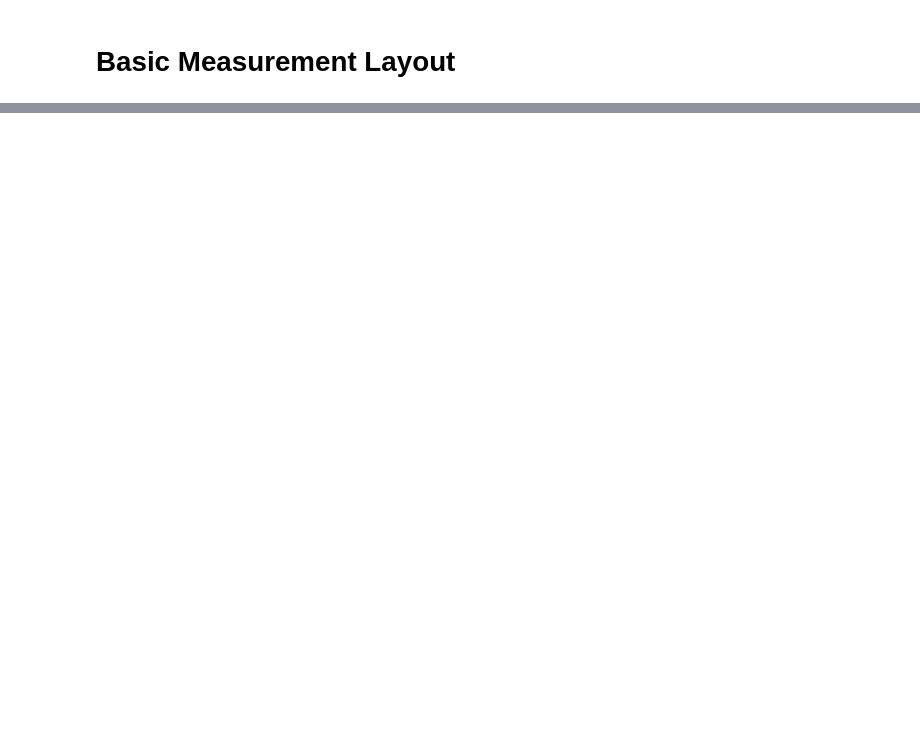
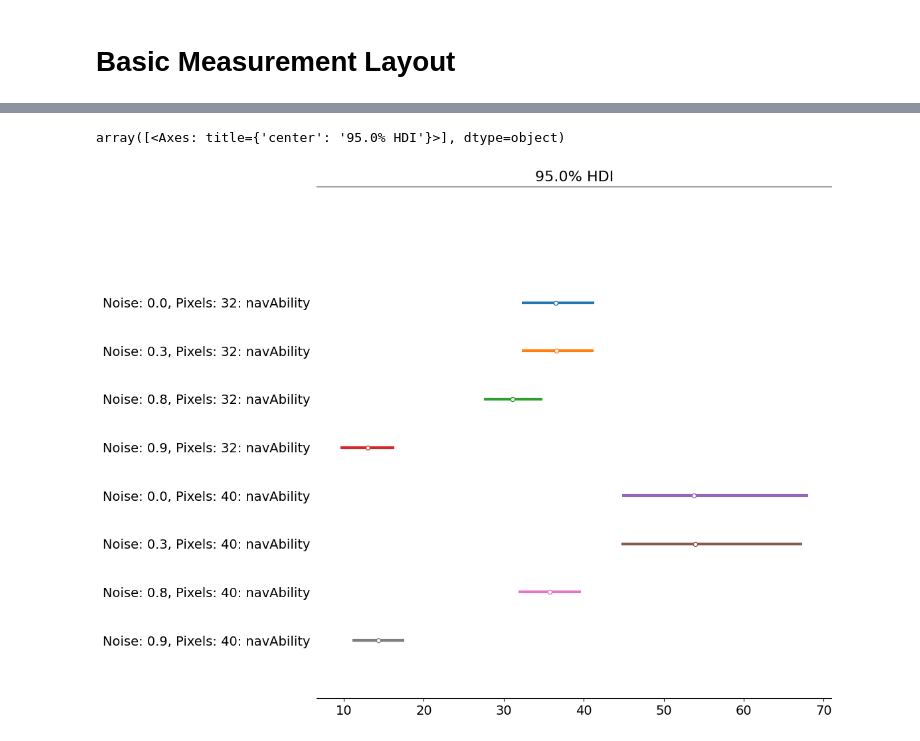
Before and after one commit to Kinds-of-Intelligence-CFI/measurement-layouts, a Jupyter notebook: basic_measurement_layout/basic_measurement_layout.ipynb, the cells around one changed output, grey strips where cells are left out. Drawn from its saved outputs; the diff is of its cells as text; code cells hidden in the pictures; blank space fills up the shorter version.

```diff
--- a/basic_measurement_layout/basic_measurement_layout.ipynb
+++ b/basic_measurement_layout/basic_measurement_layout.ipynb
@@ -210,0 +228,16 @@ results_df
+# %%
+nav_ability_list_subset = [nav_ability_list[70], nav_ability_list[73], nav_ability_list[78], nav_ability_list[79], nav_ability_list[90], nav_ability_list[93], nav_ability_list[98], nav_ability_list[99]]
+# %%
+az.plot_forest(nav_ability_list_subset,
+               model_names=["Noise: 0.0, Pixels: 32", "Noise: 0.3, Pixels: 32", "Noise: 0.8, Pixels: 32", "Noise: 0.9, Pixels: 32", "Noise: 0.0, Pixels: 40", "Noise: 0.3, Pixels: 40", "Noise: 0.8, Pixels: 40", "Noise: 0.9, Pixels: 40"],
+               var_names='navAbility',
+                combined=True,
+                hdi_prob=0.95,
+                quartiles=False,
+                legend=False,
+                figsize=(10,10),
+                # colors = colours_all,
+               )
+# %% [output]
+array([<Axes: title={'center': '95.0% HDI'}>], dtype=object)
+[figure, added]
```
Also changed, not shown: parts of 7 cells of this notebook.
